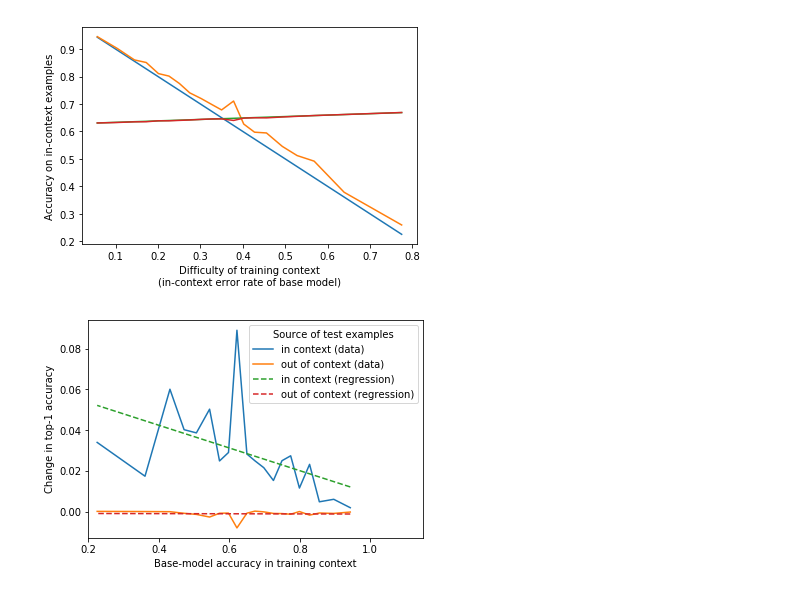
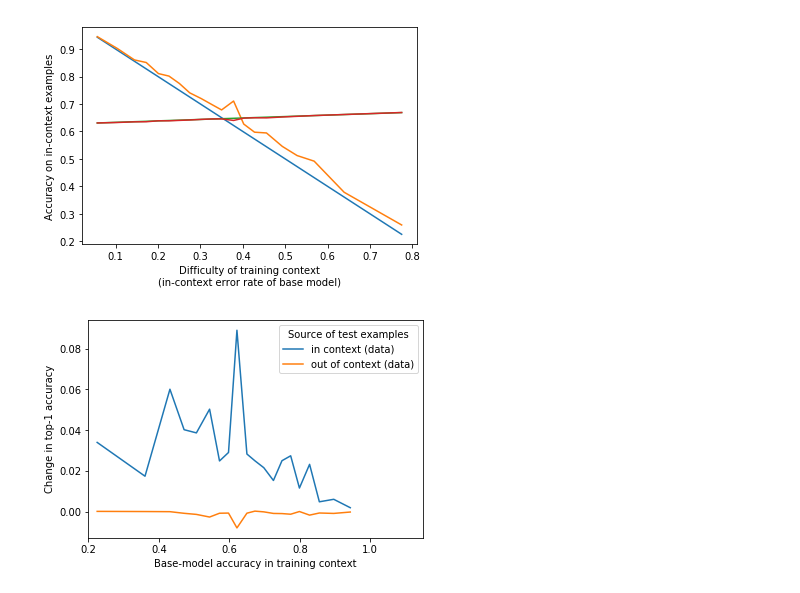
Before and after one commit to fbickfordsmith/attention-msc, a Jupyter notebook: plotting/plot_diff_contexts_acc.ipynb, the cells around one changed output. Saved outputs shown, nothing was run; the diff lists cells and outputs as text; code cells hidden in the pictures.

```diff
--- a/plotting/plot_diff_contexts_acc.ipynb
+++ b/plotting/plot_diff_contexts_acc.ipynb
@@ -6,6 +6,6 @@ from  sklearn.linear_model import LinearRegression
 # %%
 path = '/Users/fbickfordsmith/Google Drive/Project/'
-df0 = pd.read_csv(path+'attention/csv/diff_contexts_definition.csv', index_col=0)
+df0 = pd.read_csv(path+'attention/contexts/diffcontexts_stats.csv', index_col=0)
 df0
 # %% [output]
 |  | wnids | num_examples | num_correct | incontext_acc | outofcontext_acc |
@@ -26,7 +26,7 @@ df0
 | 18 | ['n03110669', 'n04263257', 'n0386... | 2400 | 866 | 0.360833 | 0.661460 |
 | 19 | ['n02895154', 'n02107908', 'n0276... | 2408 | 542 | 0.225083 | 0.668645 |
 # %%
-df1 = pd.read_csv(path+'attention/csv/diff_contexts_trained_acc.csv', index_col=0)
+df1 = pd.read_csv(path+'attention/results/diffcontexts_trained_metrics.csv', index_col=0)
 df1
 # %% [output]
 |  | incontext_loss | incontext_acc | incontext_top_k_categorical_accuracy | outofcontext_loss | outofcontext_acc | ... |
@@ -107,19 +107,19 @@ plt.show()
 # %%
 fig, ax = plt.subplots()
 x = np.array(df0['incontext_acc'])
 y_in = df1['incontext_acc']-df0['incontext_acc']
 y_out = df1['outofcontext_acc']-df0['outofcontext_acc']
-reg_in = LinearRegression().fit(x.reshape(-1, 1), y_in).predict(x.reshape(-1, 1))
-reg_out = LinearRegression().fit(x.reshape(-1, 1), y_out).predict(x.reshape(-1, 1))
+# reg_in = LinearRegression().fit(x.reshape(-1, 1), y_in).predict(x.reshape(-1, 1))
+# reg_out = LinearRegression().fit(x.reshape(-1, 1), y_out).predict(x.reshape(-1, 1))
 plt.plot(x, y_in, '-', label='in context (data)')
 plt.plot(x, y_out, '-', label='out of context (data)')
-plt.plot(x, reg_in, '--', label='in context (regression)')
-plt.plot(x, reg_out, '--', label='out of context (regression)')
+# plt.plot(x, reg_in, '--', label='in context (regression)')
+# plt.plot(x, reg_out, '--', label='out of context (regression)')
 plt.xlabel('Base-model accuracy in training context')
 plt.ylabel('Change in top-1 accuracy')
 plt.xlim((0.2, 1.15))
 plt.legend(title='Source of test examples')
-plt.savefig('diff_contexts_acc_change.png', dpi=600)
+# plt.savefig('diff_contexts_acc_change.png', dpi=600)
 plt.show()
 # %% [output]
-[figure, old version]
+[figure, new version]
```
Also changed, not shown: parts of 1 cell of this notebook, 2 other files.
